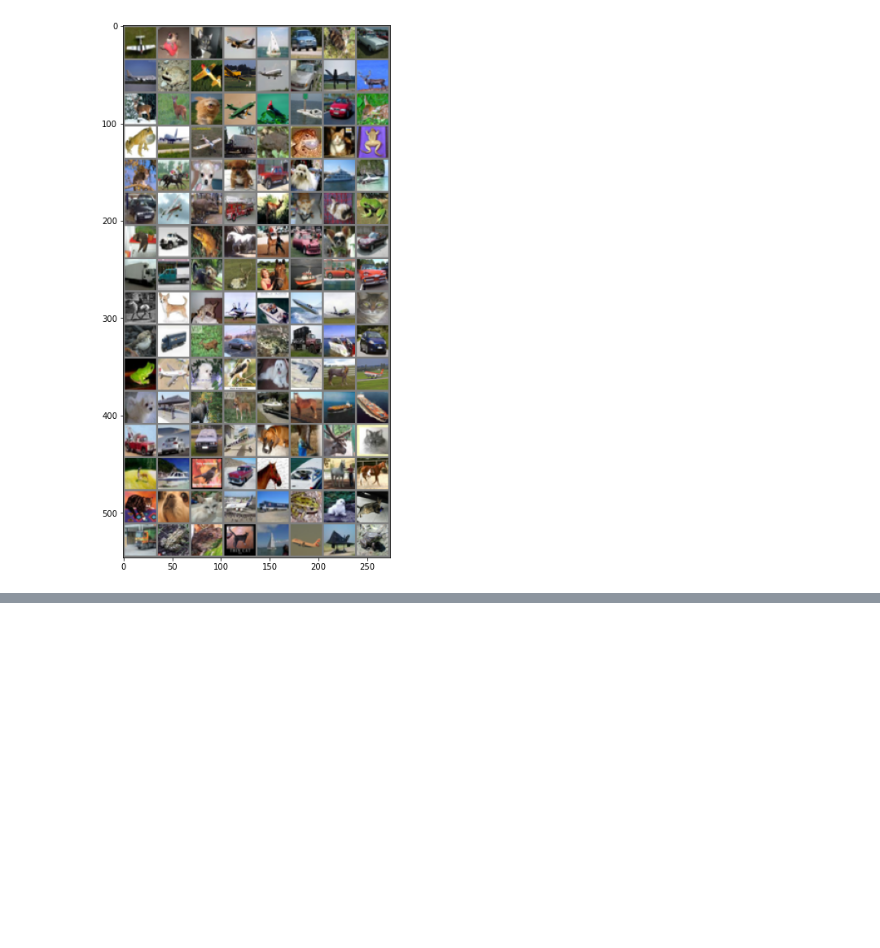
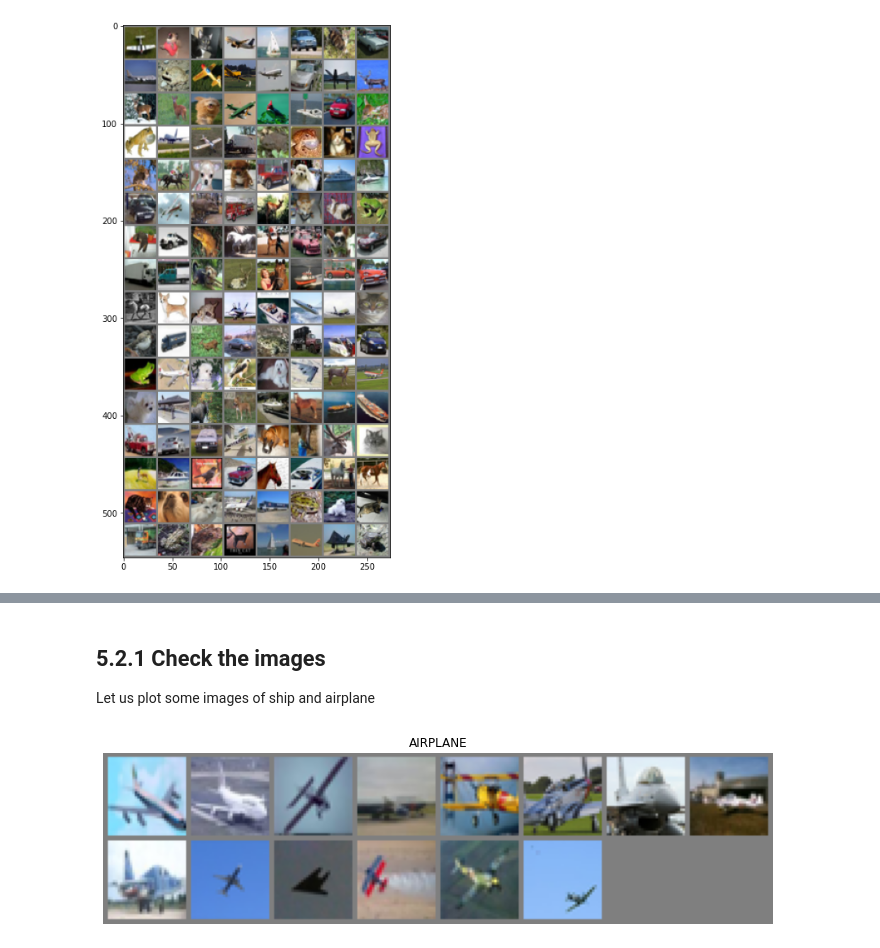
Before and after one commit to katnoria/cifar10-classifiers, a Jupyter notebook: notebooks/pretrained/pytorch-resnet50.ipynb, the cells around one changed output, grey strips where cells are left out. Cells and saved outputs as stored; diff of their text form; code cells hidden in the pictures; blank space fills up the shorter version.

```diff
--- a/notebooks/pretrained/pytorch-resnet50.ipynb
+++ b/notebooks/pretrained/pytorch-resnet50.ipynb
@@ -413,0 +413,24 @@ plt.show()
+# %% [markdown]
+## 5.2.1 Check the images
+
+Let us plot some images of ship and airplane
+# %%
+# Display images
+def plot_cls_images(class_name='airplane'):
+    images, labels = iter(train_loader).next()
+    filtered_images = [img for img, label in zip(images, labels.numpy()) if label == train_ds.classes.index(class_name)]
+
+    # see: https://pytorch.org/tutorials/beginner/blitz/cifar10_tutorial.html
+    def show_filtered_images(imgs):
+        imgs = imgs / 2 + 0.5     # unnormalize
+        plt.figure(figsize=(12, 12))
+        plt.imshow(np.transpose(imgs, (1, 2, 0)))
+        plt.axis('off')
+        plt.title(f"{class_name.upper()}")
+        plt.show()
+
+    show_filtered_images(utils.make_grid(filtered_images))
+# %%
+plot_cls_images('airplane')
+# %% [output]
+[figure, added]
```
Also changed, not shown: parts of 32 cells of this notebook, 5 other files.
